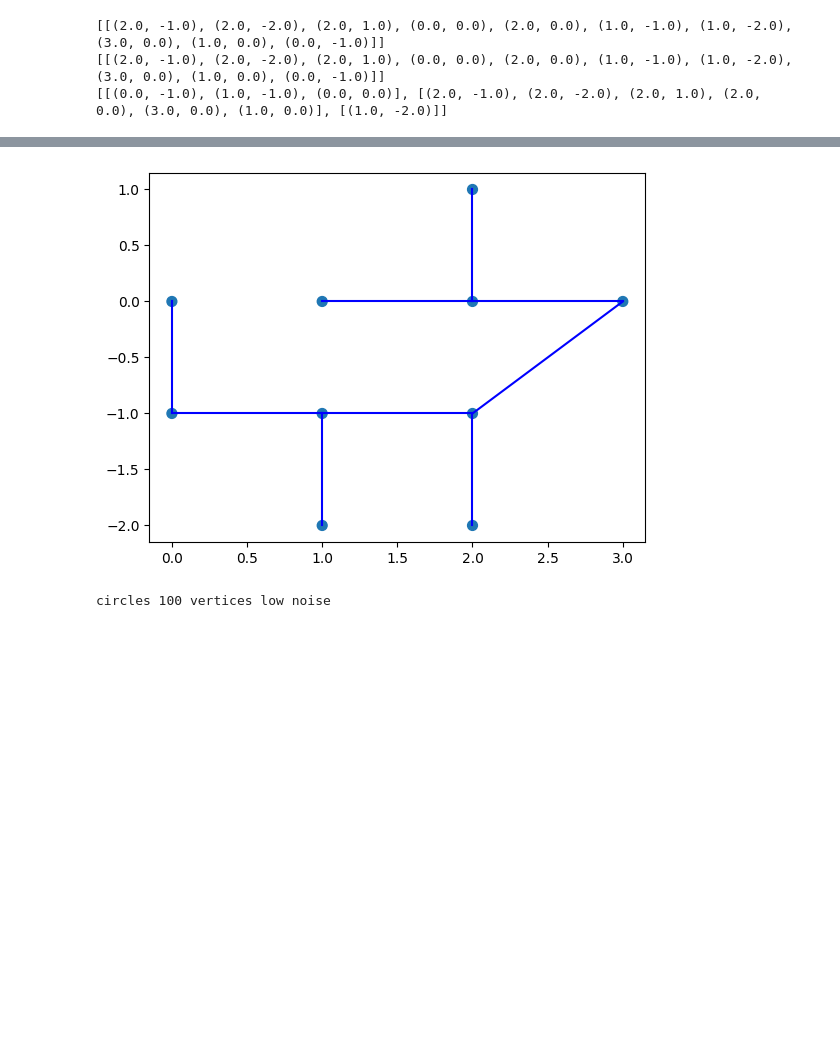
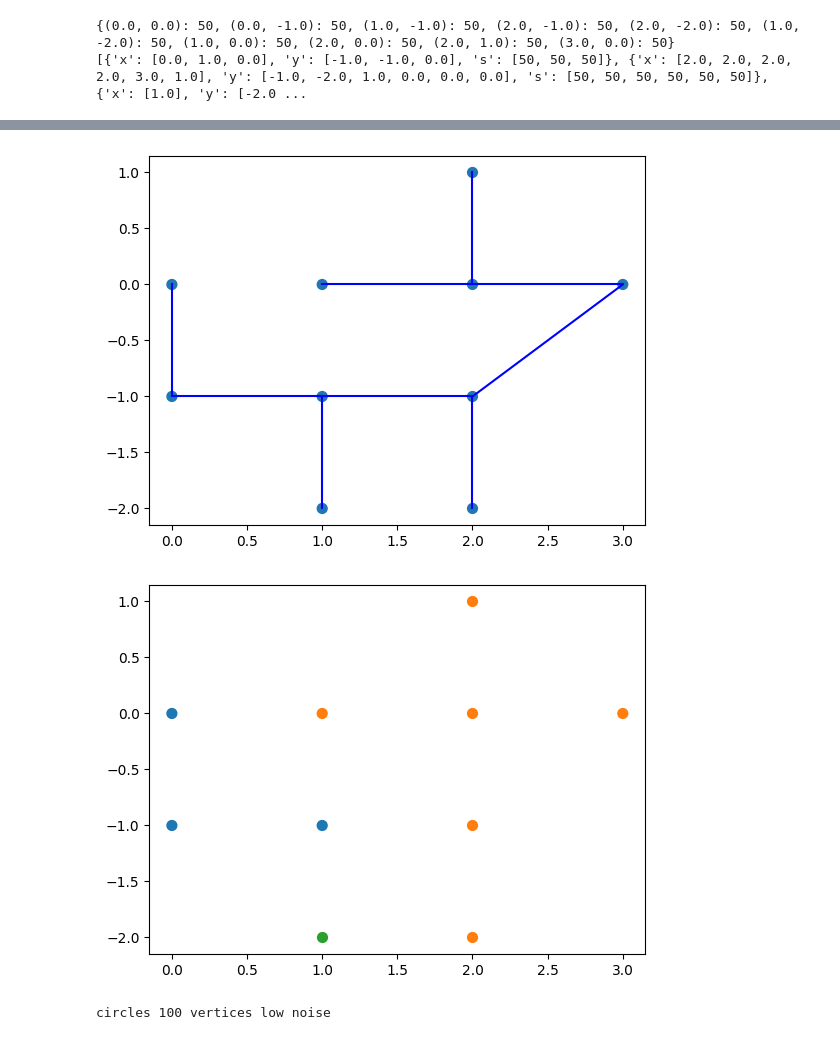
Before and after one commit to smitssjors/mpa, a Jupyter notebook: visualization.ipynb, the cells around one changed output, grey strips where cells are left out. Cells and saved outputs as stored; diff of their text form; code cells hidden in the pictures; blank space fills up the shorter version.

Commit message:
visualization - clusters now working

```diff
--- a/visualization.ipynb
+++ b/visualization.ipynb
@@ -1,8 +1,6 @@
 # %%
 import matplotlib.pyplot as plt
-# import numpy as np
 import csv
-# from sklearn.cluster import KMeans
 
 def kClusters(k: int, edges):
     clusteredEdges={
@@ -79,11 +77,15 @@ def find_connected_components(vertexData, edgeData):
         edges.append(((edgeData['x'][i], edgeData['y'][i]), (edgeData['x'][i+1], edgeData['y'][i+1])))
 
     vertices = []
+    vertexSizes = {}
+
     for i in range(len(vertexData["a"])):
         vertices.append((vertexData["a"][i], vertexData["b"][i]))
+        vertexSizes[(vertexData["a"][i], vertexData["b"][i])] =  vertexData["s"][i]
 
     # We want to only iterate over the iterator once
     adj = {v: [] for v in vertices}
+
     for edge in edges:
         adj[edge[0]].append(edge[1])
         adj[edge[1]].append(edge[0])
@@ -101,46 +103,47 @@ def find_connected_components(vertexData, edgeData):
     components = []
 
     for v in adj.keys():
-        # print('iteration 1', v, v in visited)
         if v not in visited:
             component = set()
             dfs(v, component)
             components.append(list(component))
 
-    # print('length components', len(components))
-
     componentData = []
     for component in components:
-        newCData = {"x": [], "y":[]}
+        newCData = {"x": [], "y":[], "s": []}
         for item in component:
             newCData['x'].append(item[0])
             newCData['y'].append(item[1])
+            newCData['s'].append(vertexSizes[(item[0], item[1])])
         componentData.append(newCData)
     return componentData
 # %%
 
 ( vertices, edges, mst) = loadData('material')
 
 clustered = kClusters(3, mst)
-print(find_connected_components(vertices,edges))
-print(find_connected_components(vertices,mst))
-print(find_connected_components(vertices,clustered))
+clusterComponents = find_connected_components(vertices,clustered)
+
+print(clusterComponents)
 
 plt.scatter('a', 'b', 's', data=vertices)
 for i in range(0,len(edges['x']), 2):
     plt.plot([edges['x'][i], edges['x'][i+1]], [edges['y'][i], edges['y'][i+1]], color="blue")
 plt.show()
 plt.scatter('a', 'b', 's', data=vertices)
 
 for i in range(0,len(mst['x']), 2):
     plt.plot([mst['x'][i], mst['x'][i+1]], [mst['y'][i], mst['y'][i+1]], color="blue")
 plt.show()
+
+for cluster in clusterComponents:
+    plt.scatter("x", "y", "s", data=cluster)
 # %% [output]
-[[(2.0, -1.0), (2.0, -2.0), (2.0, 1.0), (0.0, 0.0), (2.0, 0.0), (1.0, -1.0), (1.0, -2.0), (3.0, 0.0), (1.0, 0.0), (0.0, -1.0)]]
-[[(2.0, -1.0), (2.0, -2.0), (2.0, 1.0), (0.0, 0.0), (2.0, 0.0), (1.0, -1.0), (1.0, -2.0), (3.0, 0.0), (1.0, 0.0), (0.0, -1.0)]]
-[[(0.0, -1.0), (1.0, -1.0), (0.0, 0.0)], [(2.0, -1.0), (2.0, -2.0), (2.0, 1.0), (2.0, 0.0), (3.0, 0.0), (1.0, 0.0)], [(1.0, -2.0)]]
+{(0.0, 0.0): 50, (0.0, -1.0): 50, (1.0, -1.0): 50, (2.0, -1.0): 50, (2.0, -2.0): 50, (1.0, -2.0): 50, (1.0, 0.0): 50, (2.0, 0.0): 50, (2.0, 1.0): 50, (3.0, 0.0): 50}
+[{'x': [0.0, 1.0, 0.0], 'y': [-1.0, -1.0, 0.0], 's': [50, 50, 50]}, {'x': [2.0, 2.0, 2.0, 2.0, 3.0, 1.0], 'y': [-1.0, -2.0, 1.0, 0.0, 0.0, 0.0], 's': [50, 50, 50, 50, 50, 50]}, {'x': [1.0], 'y': [-2.0 ...
 [figure]
 [figure]
+[figure, added]
 # %%
 # Visualize graph with all noises
 def visualize(dataName: str):
```
